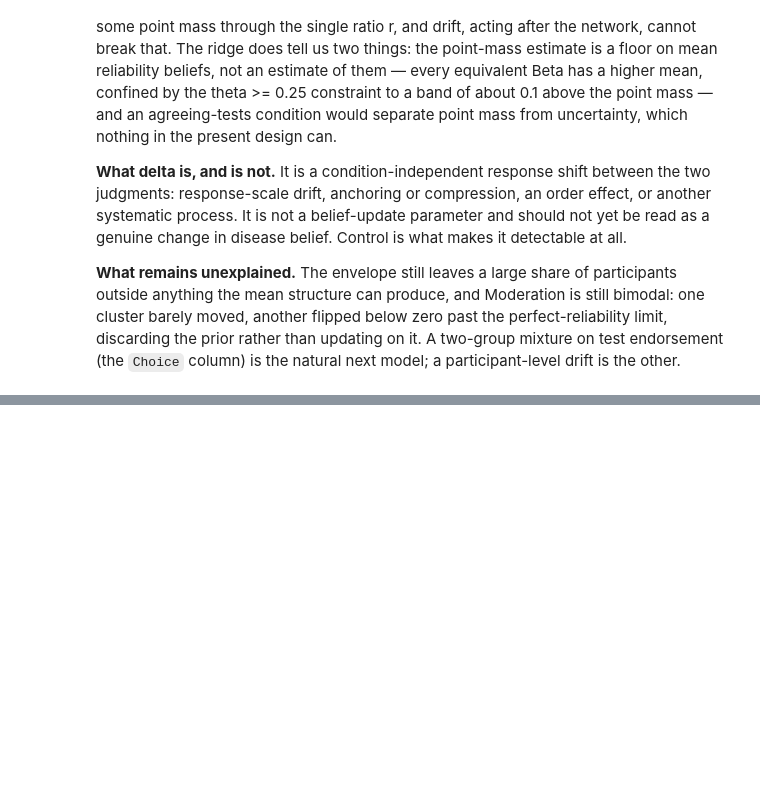
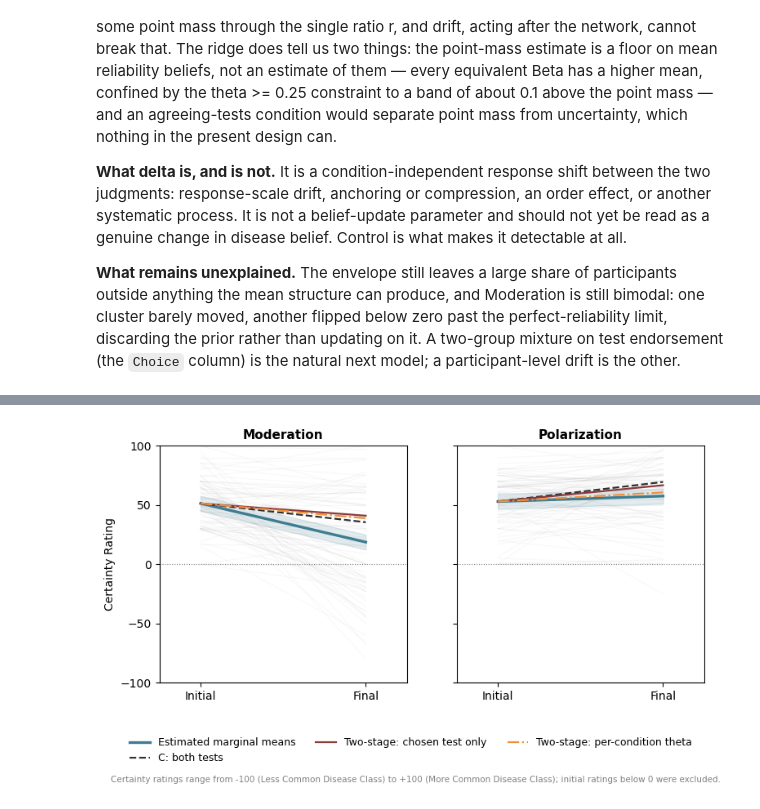
Before and after one commit to vic-moreno/jern2014-replication, a Jupyter notebook: analysis/JernRep-BayesNetModels.ipynb, the cells around one changed output, grey strips where cells are left out. Drawn from its saved outputs; the diff is of its cells as text; code cells hidden in the pictures; blank space fills up the shorter version.

```diff
--- a/analysis/JernRep-BayesNetModels.ipynb
+++ b/analysis/JernRep-BayesNetModels.ipynb
@@ -1235,0 +1294,19 @@ column) is the natural next model; a participant-level drift is the other.
+# %%
+## Refit thetaseparately for Polarization and Moderation instead of fitting a shared point mass value across conditions
+def fit_two_stage_by_condition(data):
+    ## fit a separate theta for each condition (P and M only)
+    fits = {cond: fit_two_stage(data[data["Condition"] == cond].reset_index(drop=True))
+            for cond in ["Polarization", "Moderation"]}
+    fitted = np.empty(len(data))
+    for cond, f in fits.items():
+        fitted[(data["Condition"] == cond).to_numpy()] = f["fitted"]
+    ## return the fitted thetas, predictions, and model-fit stats
+    return {"family": "point", "fits": fits, "fitted": fitted,
+            "n_params": sum(f["n_params"] for f in fits.values()),
+            "logLik": sum(f["logLik"] for f in fits.values())}
+
+
+fit_percond = fit_two_stage_by_condition(pm)
+for cond, f in fit_percond["fits"].items():
+    print(f"{cond}: theta = {f['theta']:.4f}, sigma = {f['sigma']:.2f}, logLik = {f['logLik']:.3f}")
+print(f"combined: k = {fit_percond['n_params']}, logLik = {fit_percond['logLik']:.3f}")
@@ -1235,0 +1353,42 @@ column) is the natural next model; a participant-level drift is the other.
+# %%
+def trajectory_pm(fit):
+    start = pm.groupby("Condition")["Initial"].mean()
+    end = pm.assign(v=fit["fitted"]).groupby("Condition")["v"].mean()
+    return {c: (start[c], end[c]) for c in ["Moderation", "Polarization"]}
+
+
+def plot_prepost_pm(trajectories):
+    conds = ["Moderation", "Polarization"]
+    fig, axes = plt.subplots(1, 2, figsize=(7.5, 4.6), sharey=True)
+    for ax, cond in zip(axes, conds):
+        sub = pm[pm["Condition"] == cond]
+        ax.plot(phases, sub[["Initial", "Final"]].T.to_numpy(), color="gray", alpha=0.05, lw=0.8)
+        em = emmeans[emmeans["Condition"] == cond].set_index("Phase")
+        ax.fill_between(phases, em.loc[["Initial", "Final"], "lower.CL"],
+                        em.loc[["Initial", "Final"], "upper.CL"], color="#3E7C91", alpha=0.15)
+        ax.plot(phases, em.loc[["Initial", "Final"], "emmean"], color="#3E7C91", lw=2.4,
+                label="Estimated marginal means")
+        for label, traj, color, ls in trajectories:
+            ax.plot(phases, traj[cond], color=color, lw=1.6, ls=ls, label=label)
+        ax.axhline(0, ls=":", color="gray", lw=0.8)
+        ax.set_title(cond, fontweight="bold", fontsize=11)
+        ax.set_xticks(phases, ["Initial", "Final"])
+        ax.set_xlim(-0.25, 1.25)
+    axes[0].set_ylim(-100, 100)
+    axes[0].set_yticks(range(-100, 101, 50))
+    axes[0].set_ylabel("Certainty Rating")
+    handles, labels = axes[0].get_legend_handles_labels()
+    fig.legend(handles, labels, loc="lower center", ncol=3, frameon=False, fontsize=9,
+               bbox_to_anchor=(0.5, 0.03))
+    fig.text(0.01, 0.005, SCALE_CAPTION, fontsize=7.5, color="gray")
+    fig.subplots_adjust(bottom=0.27, left=0.09, right=0.98, top=0.9)
+    return fig
+
+
+fig = plot_prepost_pm([
+    ("C: both tests", trajectory_pm(fit_C_pm), "#303030", "--"),
+    ("Two-stage: chosen test only", trajectory_pm(fit_twostage), "#8B3A3A", "-"),
+    ("Two-stage: per-condition theta", trajectory_pm(fit_percond), "#F28F3B", "-."),
+])
+# %% [output]
+[figure, added]
```
Also changed, not shown: parts of 5 cells of this notebook, 1 other file.
